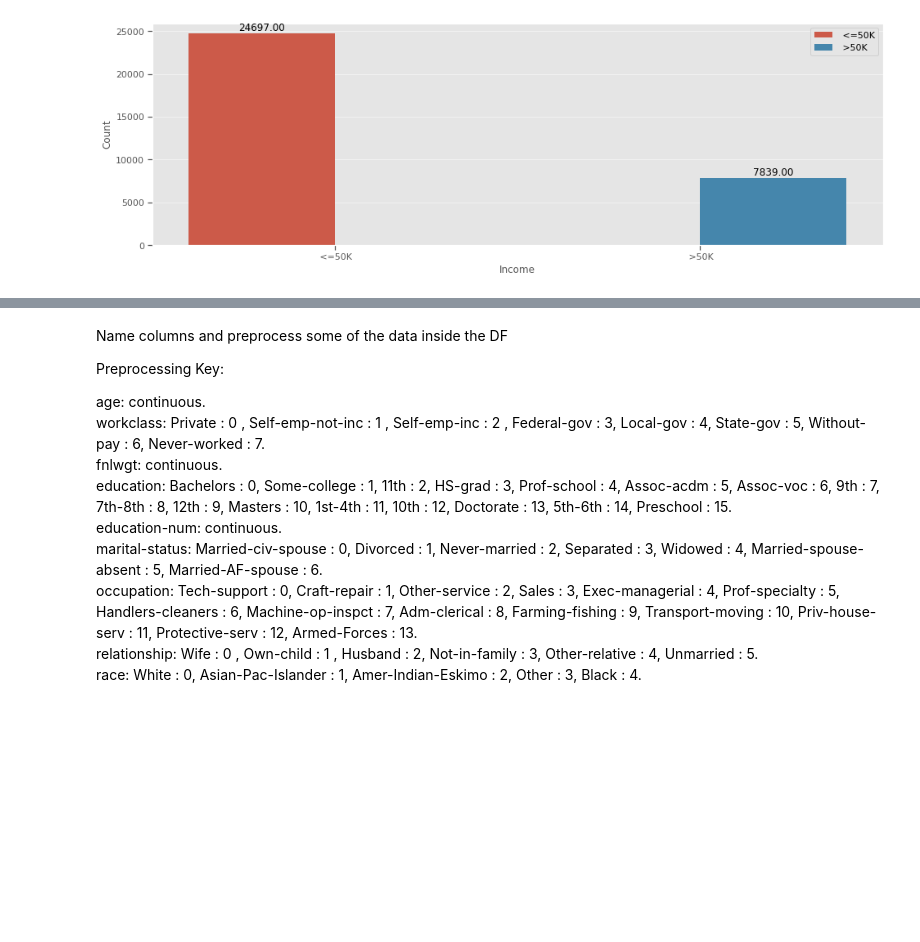
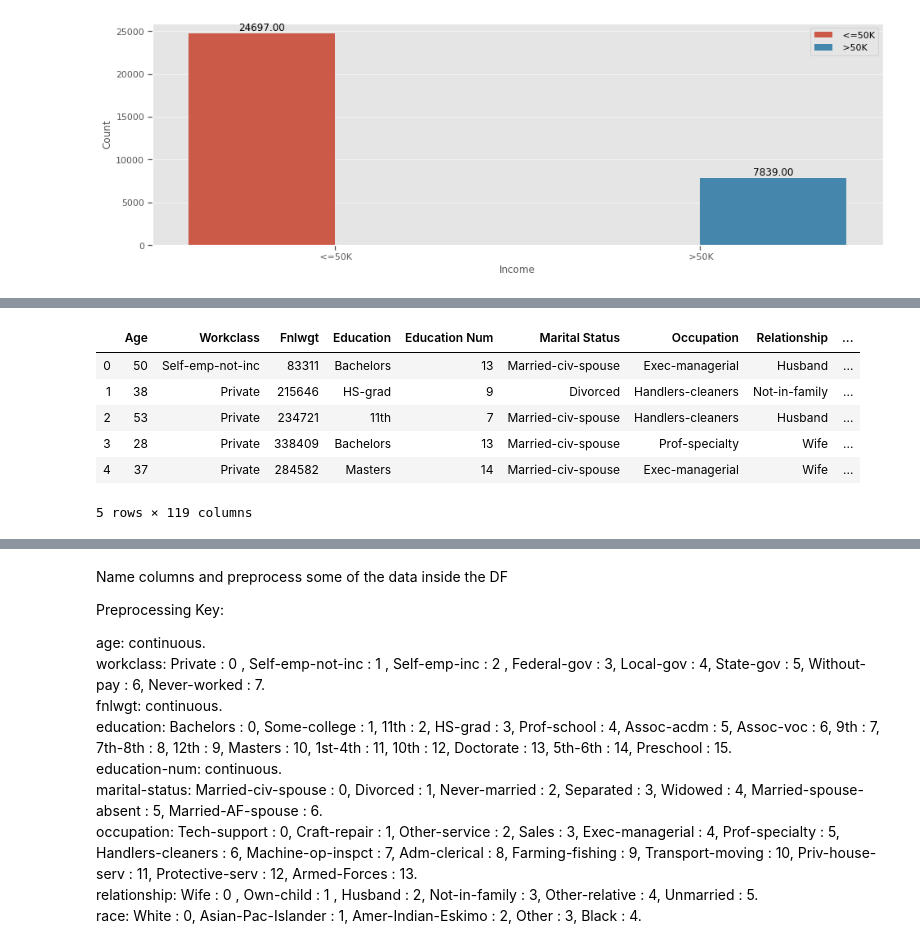
Before and after one commit to rkrishn7/CSE146_Final, a Jupyter notebook: Project.ipynb, the cells around one changed output, grey strips where cells are left out. Cells and saved outputs as stored; diff of their text form; code cells hidden in the pictures; blank space fills up the shorter version.

```diff
--- a/Project.ipynb
+++ b/Project.ipynb
@@ -221,0 +200,16 @@ sns.heatmap(round(df.corr(), 2),cmap='coolwarm',annot=True)
+# %%
+#one hot encoding ->ideal for logisitc regression model
+df_OHE = df
+for cols in catcols:
+    dummy = pd.get_dummies(df_OHE[cols]) #get ones for each feature
+    df_OHE = df_OHE.merge(dummy, left_index=True, right_index=True) #merge to df_OHE
+    df_OHE.drop(columns = [cols], axis = 1)  #drop original column to prevent repeat data
+df_OHE.head()
+# %% [output]
+|  | Age | Workclass | Fnlwgt | Education | Education Num | Marital Status | Occupation | Relationship | ... |
+| 0 | 50 | Self-emp-not-inc | 83311 | Bachelors | 13 | Married-civ-spouse | Exec-managerial | Husband | ... |
+| 1 | 38 | Private | 215646 | HS-grad | 9 | Divorced | Handlers-cleaners | Not-in-family | ... |
+| 2 | 53 | Private | 234721 | 11th | 7 | Married-civ-spouse | Handlers-cleaners | Husband | ... |
+| 3 | 28 | Private | 338409 | Bachelors | 13 | Married-civ-spouse | Prof-specialty | Wife | ... |
+| 4 | 37 | Private | 284582 | Masters | 14 | Married-civ-spouse | Exec-managerial | Wife | ... |
+5 rows × 119 columns
```
Also changed, not shown: parts of 5 cells of this notebook.
